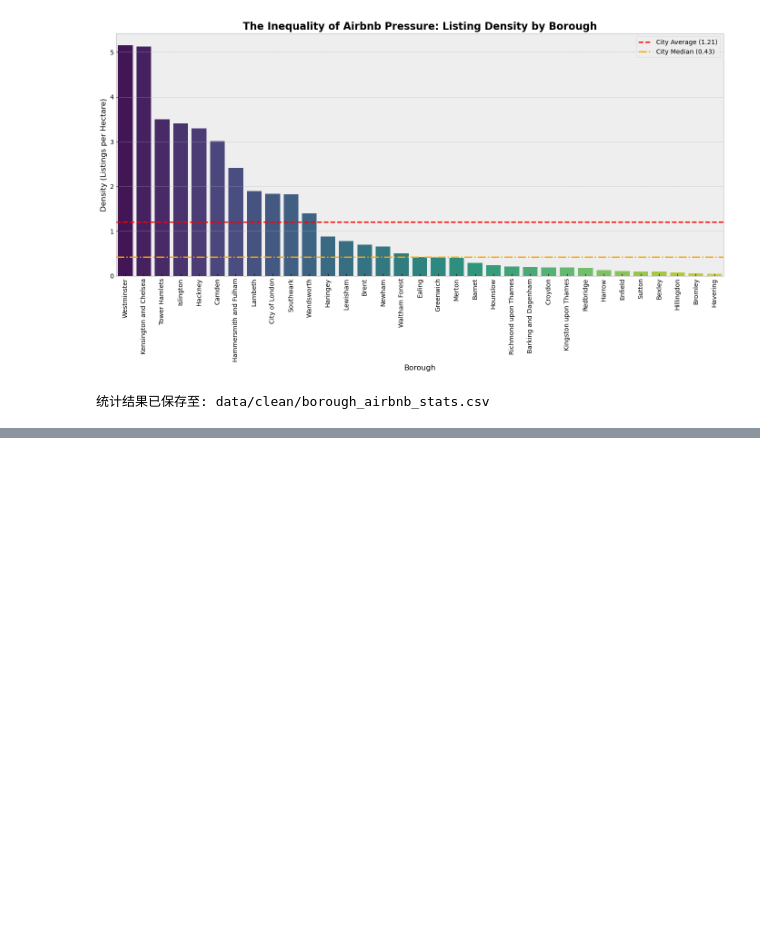
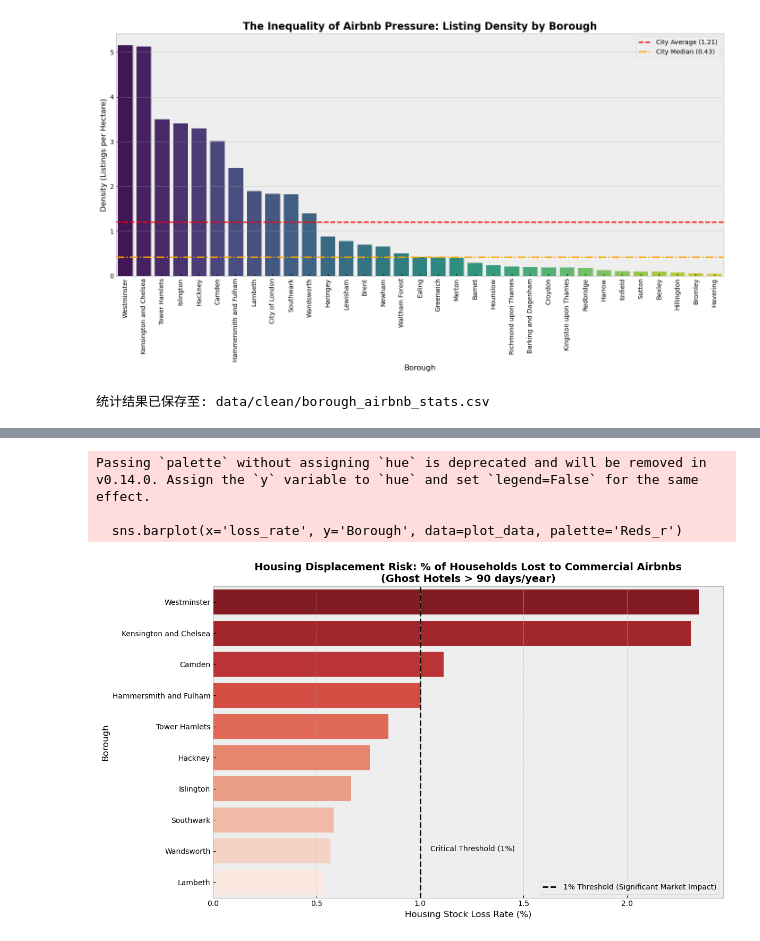
Before and after one commit to yjzhou217/The-Universe-s-Premier-F, a Jupyter notebook: code-draft.ipynb, the cells around one changed output, grey strips where cells are left out. Cells and saved outputs as stored; diff of their text form; code cells hidden in the pictures; blank space fills up the shorter version.

```diff
--- a/code-draft.ipynb
+++ b/code-draft.ipynb
@@ -627,0 +737,33 @@ print(f"统计结果已保存至: {output_csv}")
+# %%
+# 2.6 (修正版) 可视化：住房挤占程度
+# 修正: 去掉 'City of London' (因为分母为0导致 inf)
+plot_data = merged_analysis[merged_analysis['Borough'] != 'City of London'].copy()
+
+# 排序
+plot_data = plot_data.sort_values('loss_rate', ascending=False).head(10)
+
+plt.figure(figsize=(12, 7))
+
+# 绘制条形图
+sns.barplot(x='loss_rate', y='Borough', data=plot_data, palette='Reds_r')
+
+plt.title('Housing Displacement Risk: % of Households Lost to Commercial Airbnbs\n(Ghost Hotels > 90 days/year)',
+          fontsize=14, weight='bold')
+plt.xlabel('Housing Stock Loss Rate (%)', fontsize=12)
+plt.ylabel('Borough', fontsize=12)
+
+# 添加 1% 警戒线
+plt.axvline(1.0, color='black', linestyle='--', linewidth=2, label='1% Threshold (Significant Market Impact)')
+plt.text(1.05, 8, 'Critical Threshold (1%)', color='black', fontsize=10) # 标注文字
+
+plt.legend()
+plt.tight_layout()
+plt.show()
+
+# 保存这一步的关键结论数据，供后续使用
+plot_data.to_csv('data/clean/housing_loss_analysis.csv', index=False)
+# %% [output]
+Passing `palette` without assigning `hue` is deprecated and will be removed in v0.14.0. Assign the `y` variable to `hue` and set `legend=False` for the same effect.
+
+  sns.barplot(x='loss_rate', y='Borough', data=plot_data, palette='Reds_r')
+[figure, added]
```
Also changed, not shown: parts of 3 cells of this notebook.
